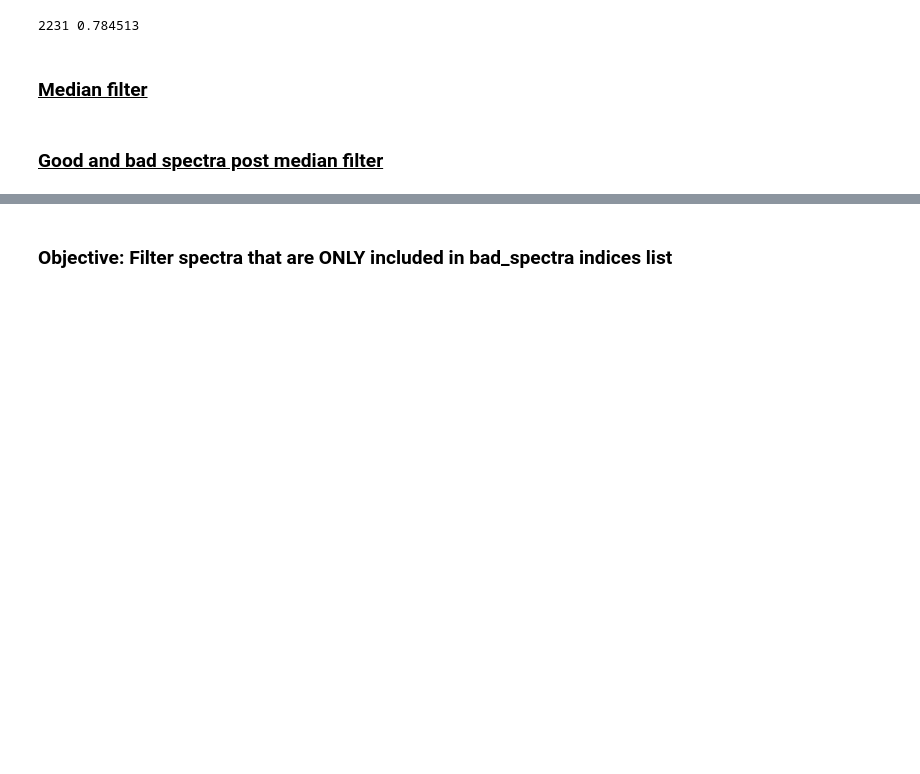
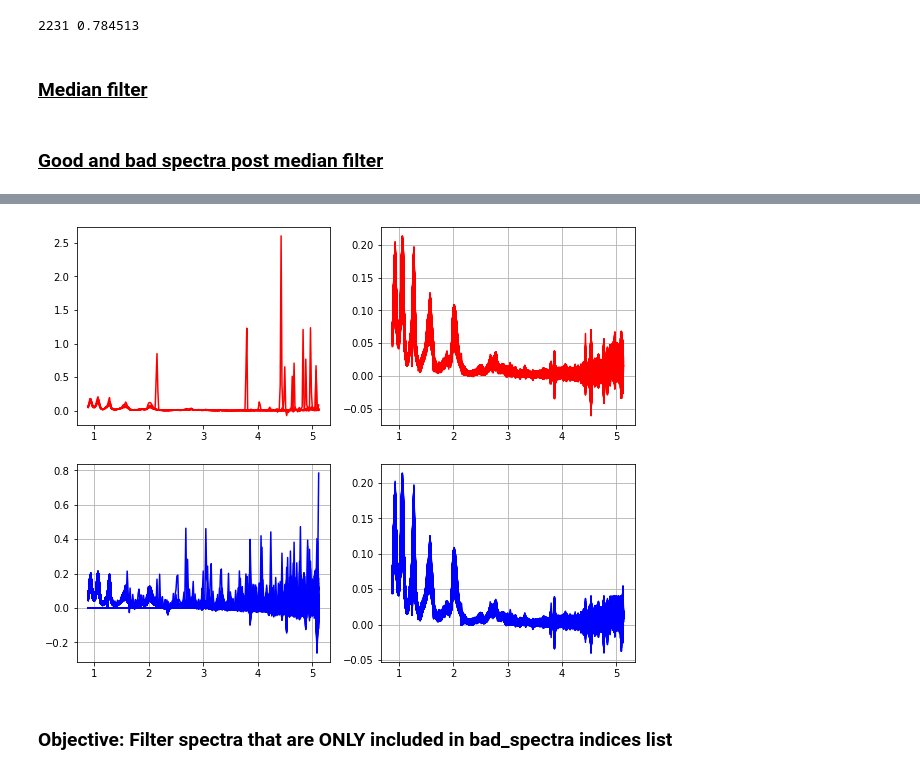
Before and after one commit to lucaslibshutz/spectralResearch, a Jupyter notebook: cleaning_5.ipynb, the cells around one changed output, grey strips where cells are left out. Drawn from its saved outputs; the diff is of its cells as text; code cells hidden in the pictures; blank space fills up the shorter version.

```diff
--- a/cleaning_5.ipynb
+++ b/cleaning_5.ipynb
@@ -176,18 +179,22 @@ print(np.shape(good_spectra_2))
 # %%
 %matplotlib inline
-fig,axs = plt.subplots(1,2,figsize=(10,4),facecolor='white')
+fig,axs = plt.subplots(2,2,figsize=(10,8),facecolor='white')
 for spectrum in bad_spectra_1:
-    axs[0].plot(vims_wave,spectrum,color='red')
+    axs[0,0].plot(vims_wave,spectrum,color='red')
+axs[0,0].grid
+for spectrum in bad_spectra_2:
+    axs[0,1].plot(vims_wave,spectrum,color='red')
+axs[0,1].grid()
 for spectrum in good_spectra_1:
-    axs[0].plot(vims_wave,spectrum,color='blue')
+    axs[1,0].plot(vims_wave,spectrum,color='blue')
+axs[1,0].grid()
+for spectrum in good_spectra_2:
+    axs[1,1].plot(vims_wave,spectrum,color='blue')
+axs[1,1].grid()
 
-for spectrum in bad_spectra_2:
-    axs[1].plot(vims_wave,spectrum,color='red')
-for spectrum in good_spectra_2:
-    axs[1].plot(vims_wave,spectrum,color='blue')
-
-plt.grid()
 plt.show()
+# %% [output]
+[figure, added]
 # %%
 %matplotlib inline
 plt.figure(facecolor='black',figsize=(12,8))
```
Also changed, not shown: parts of 1 cell of this notebook, 1 other file.
